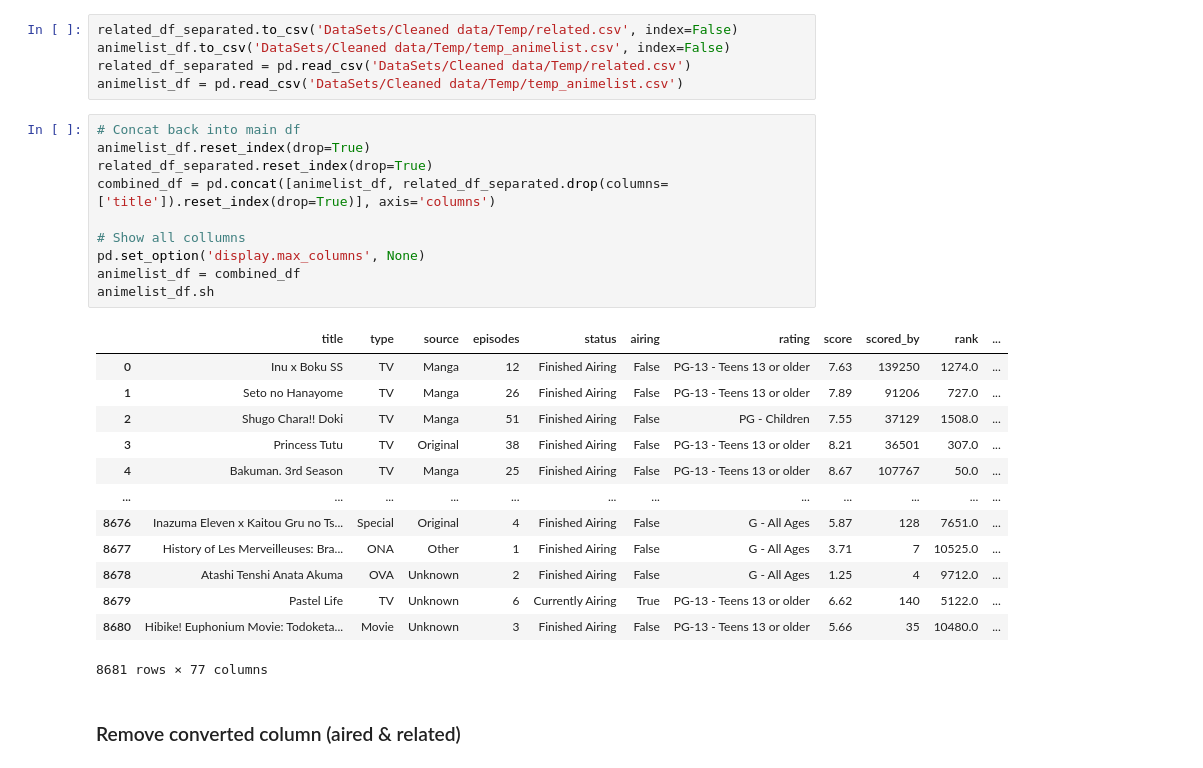
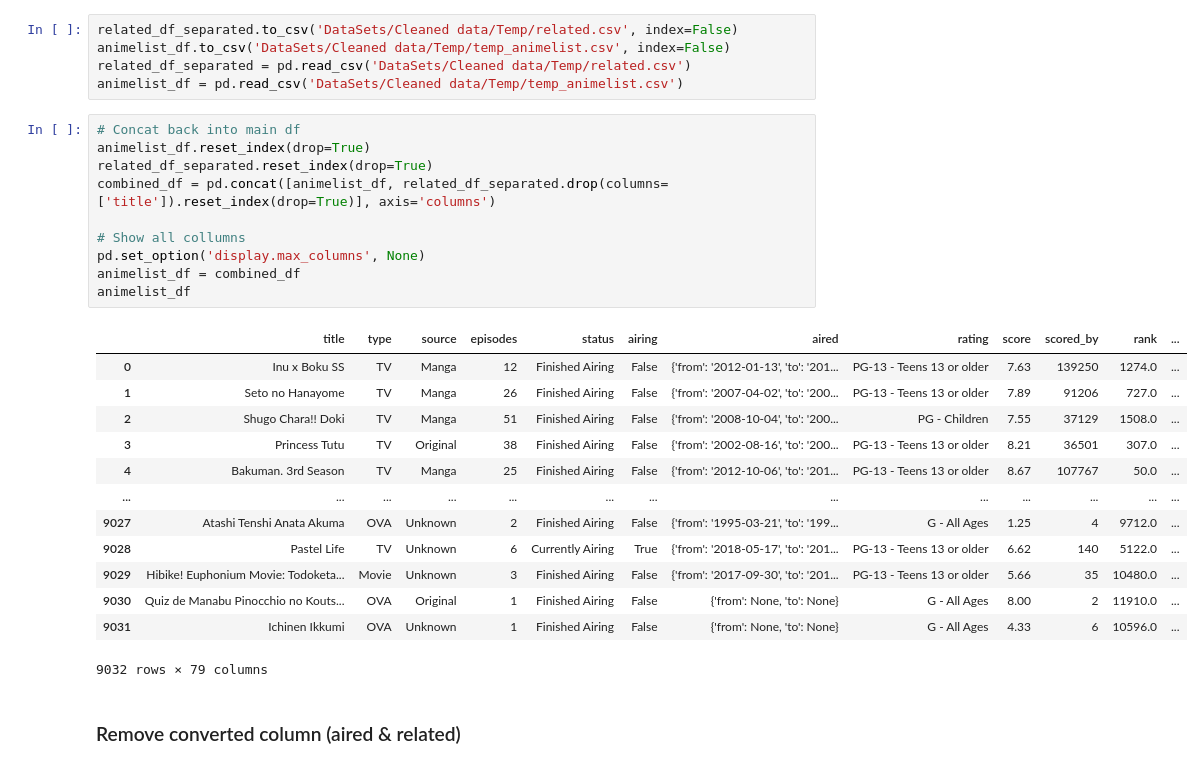
Before and after one commit to TanGuiShan/mini_project, a Jupyter notebook: Data Preparation.ipynb, the cells around one changed output. Saved outputs shown, nothing was run; the diff lists cells and outputs as text.

Commit message:
UPDATE Preparation
- Update the days, years and seasons

```diff
--- a/Data Preparation.ipynb
+++ b/Data Preparation.ipynb
@@ -840,27 +863,27 @@ animelist_df = pd.read_csv('DataSets/Cleaned data/Temp/temp_animelist.csv')
 # %%
 # Concat back into main df
 animelist_df.reset_index(drop=True)
 related_df_separated.reset_index(drop=True)
 combined_df = pd.concat([animelist_df, related_df_separated.drop(columns=['title']).reset_index(drop=True)], axis='columns')
 
 # Show all collumns
 pd.set_option('display.max_columns', None)
 animelist_df = combined_df
-animelist_df.sh
+animelist_df
 # %% [output]
-|  | title | type | source | episodes | status | airing | rating | score | scored_by | rank | ... |
-| 0 | Inu x Boku SS | TV | Manga | 12 | Finished Airing | False | PG-13 - Teens 13 or older | 7.63 | 139250 | 1274.0 | ... |
-| 1 | Seto no Hanayome | TV | Manga | 26 | Finished Airing | False | PG-13 - Teens 13 or older | 7.89 | 91206 | 727.0 | ... |
-| 2 | Shugo Chara!! Doki | TV | Manga | 51 | Finished Airing | False | PG - Children | 7.55 | 37129 | 1508.0 | ... |
-| 3 | Princess Tutu | TV | Original | 38 | Finished Airing | False | PG-13 - Teens 13 or older | 8.21 | 36501 | 307.0 | ... |
-| 4 | Bakuman. 3rd Season | TV | Manga | 25 | Finished Airing | False | PG-13 - Teens 13 or older | 8.67 | 107767 | 50.0 | ... |
-| ... | ... | ... | ... | ... | ... | ... | ... | ... | ... | ... | ... |
-| 8676 | Inazuma Eleven x Kaitou Gru no Ts... | Special | Original | 4 | Finished Airing | False | G - All Ages | 5.87 | 128 | 7651.0 | ... |
-| 8677 | History of Les Merveilleuses: Bra... | ONA | Other | 1 | Finished Airing | False | G - All Ages | 3.71 | 7 | 10525.0 | ... |
-| 8678 | Atashi Tenshi Anata Akuma | OVA | Unknown | 2 | Finished Airing | False | G - All Ages | 1.25 | 4 | 9712.0 | ... |
-| 8679 | Pastel Life | TV | Unknown | 6 | Currently Airing | True | PG-13 - Teens 13 or older | 6.62 | 140 | 5122.0 | ... |
-| 8680 | Hibike! Euphonium Movie: Todoketa... | Movie | Unknown | 3 | Finished Airing | False | PG-13 - Teens 13 or older | 5.66 | 35 | 10480.0 | ... |
+|  | title | type | source | episodes | status | airing | aired | rating | score | scored_by | rank | ... |
+| 0 | Inu x Boku SS | TV | Manga | 12 | Finished Airing | False | {'from': '2012-01-13', 'to': '201... | PG-13 - Teens 13 or older | 7.63 | 139250 | 1274.0 | ... |
+| 1 | Seto no Hanayome | TV | Manga | 26 | Finished Airing | False | {'from': '2007-04-02', 'to': '200... | PG-13 - Teens 13 or older | 7.89 | 91206 | 727.0 | ... |
+| 2 | Shugo Chara!! Doki | TV | Manga | 51 | Finished Airing | False | {'from': '2008-10-04', 'to': '200... | PG - Children | 7.55 | 37129 | 1508.0 | ... |
+| 3 | Princess Tutu | TV | Original | 38 | Finished Airing | False | {'from': '2002-08-16', 'to': '200... | PG-13 - Teens 13 or older | 8.21 | 36501 | 307.0 | ... |
+| 4 | Bakuman. 3rd Season | TV | Manga | 25 | Finished Airing | False | {'from': '2012-10-06', 'to': '201... | PG-13 - Teens 13 or older | 8.67 | 107767 | 50.0 | ... |
+| ... | ... | ... | ... | ... | ... | ... | ... | ... | ... | ... | ... | ... |
+| 9027 | Atashi Tenshi Anata Akuma | OVA | Unknown | 2 | Finished Airing | False | {'from': '1995-03-21', 'to': '199... | G - All Ages | 1.25 | 4 | 9712.0 | ... |
+| 9028 | Pastel Life | TV | Unknown | 6 | Currently Airing | True | {'from': '2018-05-17', 'to': '201... | PG-13 - Teens 13 or older | 6.62 | 140 | 5122.0 | ... |
+| 9029 | Hibike! Euphonium Movie: Todoketa... | Movie | Unknown | 3 | Finished Airing | False | {'from': '2017-09-30', 'to': '201... | PG-13 - Teens 13 or older | 5.66 | 35 | 10480.0 | ... |
+| 9030 | Quiz de Manabu Pinocchio no Kouts... | OVA | Original | 1 | Finished Airing | False | {'from': None, 'to': None} | G - All Ages | 8.00 | 2 | 11910.0 | ... |
+| 9031 | Ichinen Ikkumi | OVA | Unknown | 1 | Finished Airing | False | {'from': None, 'to': None} | G - All Ages | 4.33 | 6 | 10596.0 | ... |
-8681 rows × 77 columns
+9032 rows × 79 columns
 # %% [markdown]
 ### Remove converted column (aired & related)
 # %%
```
Also changed, not shown: parts of 19 cells of this notebook, 4 other files.
